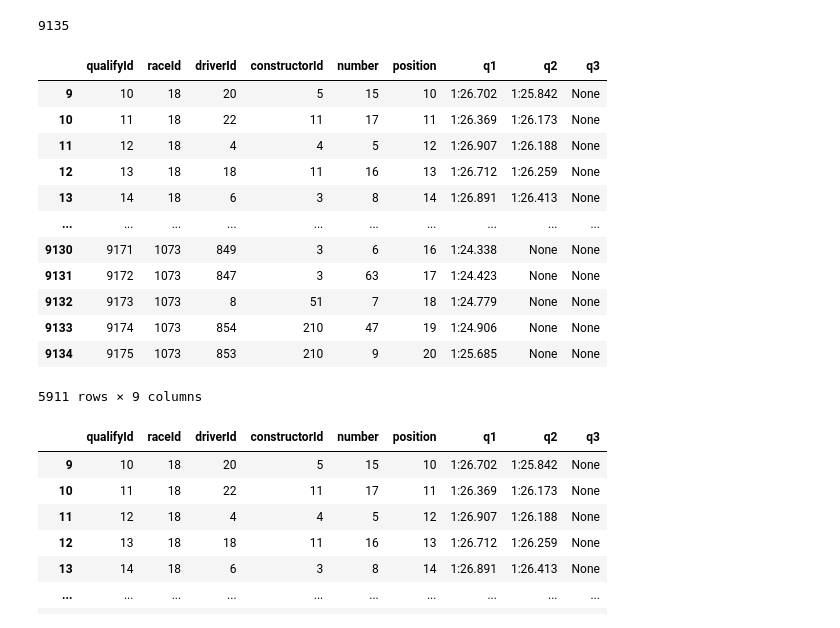
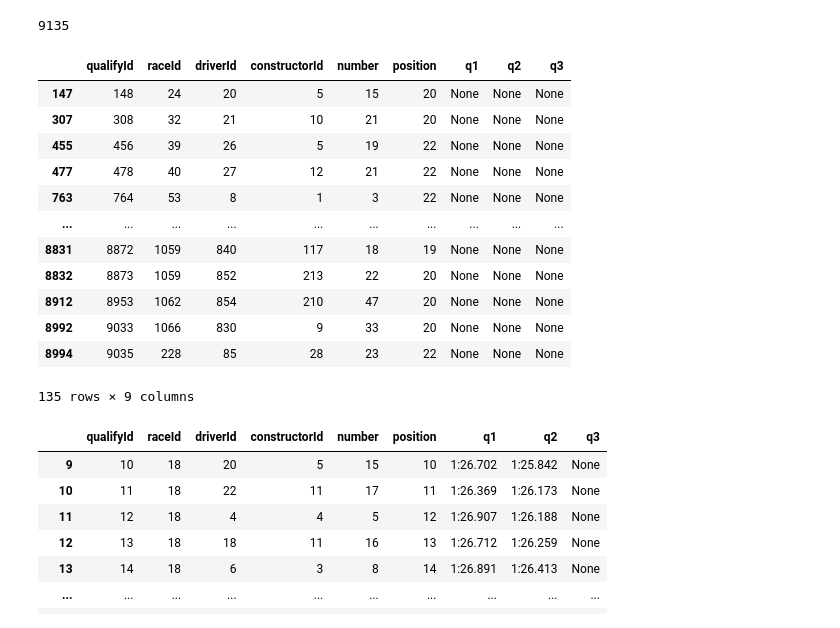
Before and after one commit to fadikatrina/datamadness, a Jupyter notebook: importer.ipynb, the cells around one changed output. Saved outputs shown, nothing was run; the diff lists cells and outputs as text; code cells hidden in the pictures.

```diff
--- a/importer.ipynb
+++ b/importer.ipynb
@@ -230,21 +230,21 @@ len(qualifying_df)
 # %% [output]
 9135
 # %%
-qualifying_df.loc[qualifying_df['q3'].isna()]
+qualifying_df.loc[qualifying_df['q1'].isna()]
 # %% [output]
 |  | qualifyId | raceId | driverId | constructorId | number | position | q1 | q2 | q3 |
-| 9 | 10 | 18 | 20 | 5 | 15 | 10 | 1:26.702 | 1:25.842 | None |
-| 10 | 11 | 18 | 22 | 11 | 17 | 11 | 1:26.369 | 1:26.173 | None |
-| 11 | 12 | 18 | 4 | 4 | 5 | 12 | 1:26.907 | 1:26.188 | None |
-| 12 | 13 | 18 | 18 | 11 | 16 | 13 | 1:26.712 | 1:26.259 | None |
-| 13 | 14 | 18 | 6 | 3 | 8 | 14 | 1:26.891 | 1:26.413 | None |
+| 147 | 148 | 24 | 20 | 5 | 15 | 20 | None | None | None |
+| 307 | 308 | 32 | 21 | 10 | 21 | 20 | None | None | None |
+| 455 | 456 | 39 | 26 | 5 | 19 | 22 | None | None | None |
+| 477 | 478 | 40 | 27 | 12 | 21 | 22 | None | None | None |
+| 763 | 764 | 53 | 8 | 1 | 3 | 22 | None | None | None |
 | ... | ... | ... | ... | ... | ... | ... | ... | ... | ... |
-| 9130 | 9171 | 1073 | 849 | 3 | 6 | 16 | 1:24.338 | None | None |
-| 9131 | 9172 | 1073 | 847 | 3 | 63 | 17 | 1:24.423 | None | None |
-| 9132 | 9173 | 1073 | 8 | 51 | 7 | 18 | 1:24.779 | None | None |
-| 9133 | 9174 | 1073 | 854 | 210 | 47 | 19 | 1:24.906 | None | None |
-| 9134 | 9175 | 1073 | 853 | 210 | 9 | 20 | 1:25.685 | None | None |
+| 8831 | 8872 | 1059 | 840 | 117 | 18 | 19 | None | None | None |
+| 8832 | 8873 | 1059 | 852 | 213 | 22 | 20 | None | None | None |
+| 8912 | 8953 | 1062 | 854 | 210 | 47 | 20 | None | None | None |
+| 8992 | 9033 | 1066 | 830 | 9 | 33 | 20 | None | None | None |
+| 8994 | 9035 | 228 | 85 | 28 | 23 | 22 | None | None | None |
-5911 rows × 9 columns
+135 rows × 9 columns
 # %%
 qualifying_df.loc[qualifying_df['q3'].isna()]
 # %% [output]
```
Also changed, not shown: parts of 8 cells of this notebook.
